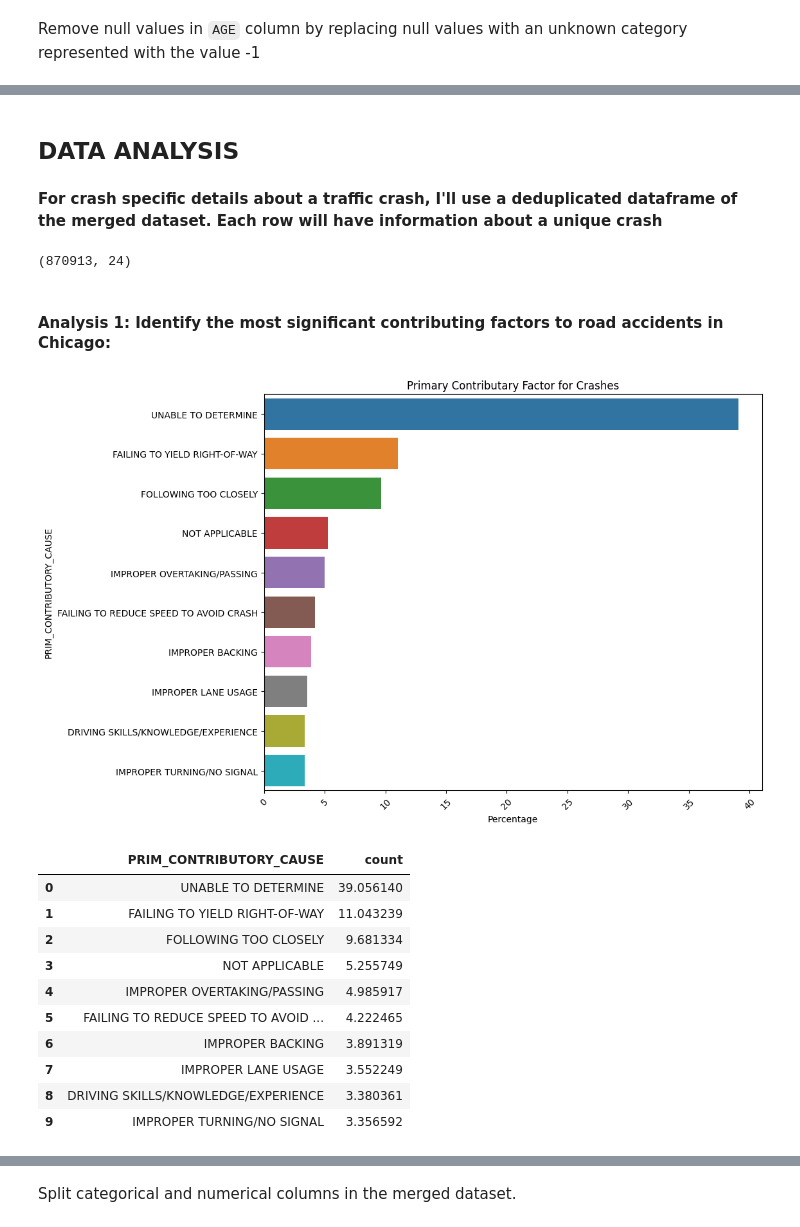
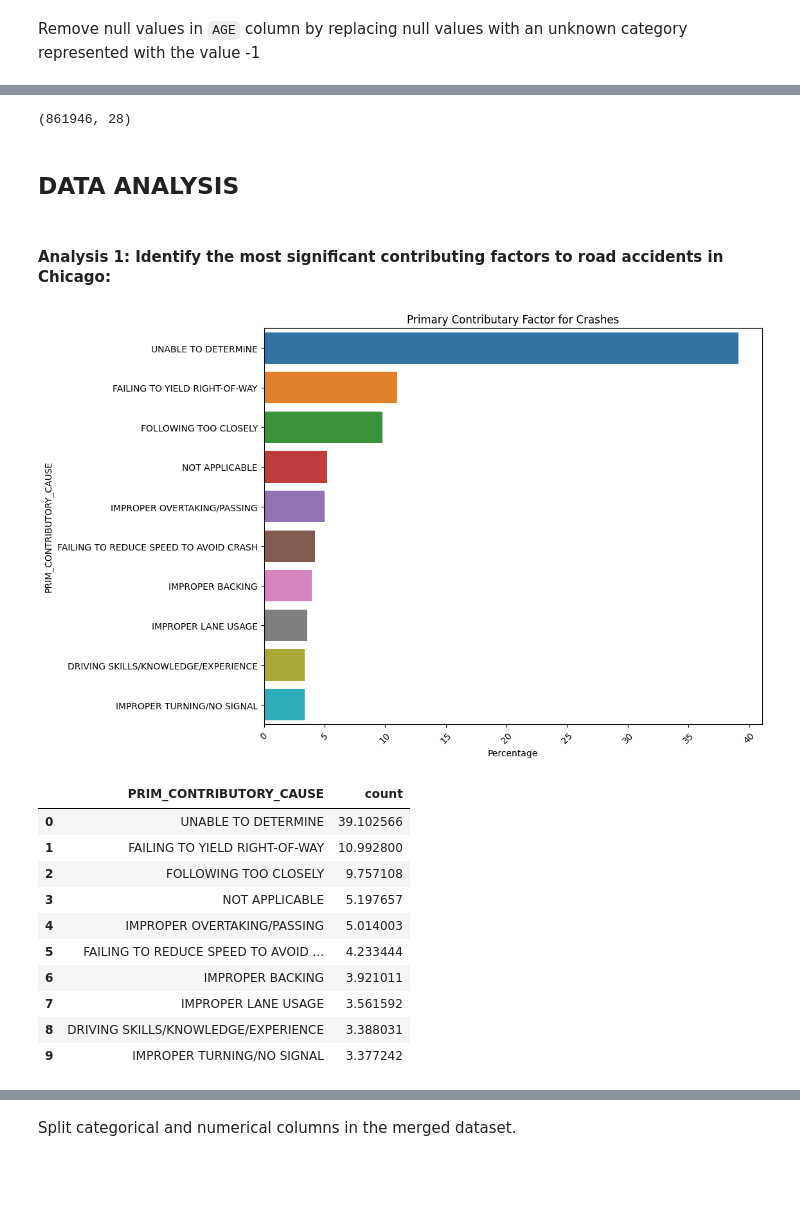
Before and after one commit to joakimTI/GROUP-5-PROJECT, a Jupyter notebook: index.ipynb, the cells around one changed output, grey strips where cells are left out. Saved outputs shown, nothing was run; the diff lists cells and outputs as text; code cells hidden in the pictures; blank space fills up the shorter version.

```diff
--- a/index.ipynb
+++ b/index.ipynb
@@ -644,0 +678,3 @@ Dataset has 880654 rows and 48 columns
+# %%
+final_merged_df = select_unique_crashes(final_merged_df)
+final_merged_df.shape
@@ -688,2 +704,0 @@ Name: count, dtype: int64
-# %%
-final_merged_df['DRIVER_ACTION'].fillna('NONE', inplace=True)
@@ -712,4 +713,4 @@ For example, when doing 'df[col].method(value, inplace=True)', try using 'df.met
 # %%
 # Drop rows with null values in the columns below that are less than one percent of the dataset
 
-final_merged_df.dropna(subset=['PERSON_TYPE', 'VEHICLE_TYPE', 'VEHICLE_USE', 'VEHICLE_DEFECT', 'LONGITUDE', 'LATITUDE'], inplace=True)
+final_merged_df.dropna(subset=['SEX','PERSON_TYPE', 'VEHICLE_TYPE', 'VEHICLE_USE', 'VEHICLE_DEFECT', 'LONGITUDE', 'LATITUDE', 'UNIT_TYPE'], inplace=True)
@@ -724,2 +716,0 @@ Name: count, dtype: int64
-# %%
-final_merged_df['SEX'].fillna('X', inplace=True)
@@ -757,4 +733,6 @@ null_percentages(final_merged_df)
+# %%
+final_merged_df.shape
+# %% [output]
+(861946, 28)
 # %% [markdown]
 ## DATA ANALYSIS
-# %% [markdown]
-__For crash specific details about a traffic crash, I'll use a deduplicated dataframe of the merged dataset. Each row will have information about a unique crash__
@@ -766,32 +739,27 @@ def select_unique_crashes(df):
-# %%
-deduplicated_df = select_unique_crashes(final_merged_df)
-deduplicated_df.shape
-# %% [output]
-(870913, 24)
 # %% [markdown]
 #### Analysis 1: Identify the most significant contributing factors to road accidents in Chicago:
 # %%
 # Barplot of primary contributary factors of traffic crashes
 
-top_10_causes = (deduplicated_df['PRIM_CONTRIBUTORY_CAUSE'].value_counts(normalize=True)*100).nlargest(10).reset_index()
+top_10_causes = (final_merged_df['PRIM_CONTRIBUTORY_CAUSE'].value_counts(normalize=True)*100).nlargest(10).reset_index()
 top_10_causes.columns = ['PRIM_CONTRIBUTORY_CAUSE', 'count']
 plt.subplots(figsize=(10,8))
 sns.barplot(x='count', y='PRIM_CONTRIBUTORY_CAUSE', orient='h', data=top_10_causes)
 plt.title('Primary Contributary Factor for Crashes')
 plt.xticks(rotation=45)
 plt.xlabel('Percentage')
 plt.show()
 top_10_causes
 # %% [output]
 [figure]
 |  | PRIM_CONTRIBUTORY_CAUSE | count |
-| 0 | UNABLE TO DETERMINE | 39.056140 |
-| 1 | FAILING TO YIELD RIGHT-OF-WAY | 11.043239 |
-| 2 | FOLLOWING TOO CLOSELY | 9.681334 |
-| 3 | NOT APPLICABLE | 5.255749 |
-| 4 | IMPROPER OVERTAKING/PASSING | 4.985917 |
-| 5 | FAILING TO REDUCE SPEED TO AVOID ... | 4.222465 |
-| 6 | IMPROPER BACKING | 3.891319 |
-| 7 | IMPROPER LANE USAGE | 3.552249 |
-| 8 | DRIVING SKILLS/KNOWLEDGE/EXPERIENCE | 3.380361 |
-| 9 | IMPROPER TURNING/NO SIGNAL | 3.356592 |
+| 0 | UNABLE TO DETERMINE | 39.102566 |
+| 1 | FAILING TO YIELD RIGHT-OF-WAY | 10.992800 |
+| 2 | FOLLOWING TOO CLOSELY | 9.757108 |
+| 3 | NOT APPLICABLE | 5.197657 |
+| 4 | IMPROPER OVERTAKING/PASSING | 5.014003 |
+| 5 | FAILING TO REDUCE SPEED TO AVOID ... | 4.233444 |
+| 6 | IMPROPER BACKING | 3.921011 |
+| 7 | IMPROPER LANE USAGE | 3.561592 |
+| 8 | DRIVING SKILLS/KNOWLEDGE/EXPERIENCE | 3.388031 |
+| 9 | IMPROPER TURNING/NO SIGNAL | 3.377242 |
```
Also changed, not shown: parts of 57 cells of this notebook.
